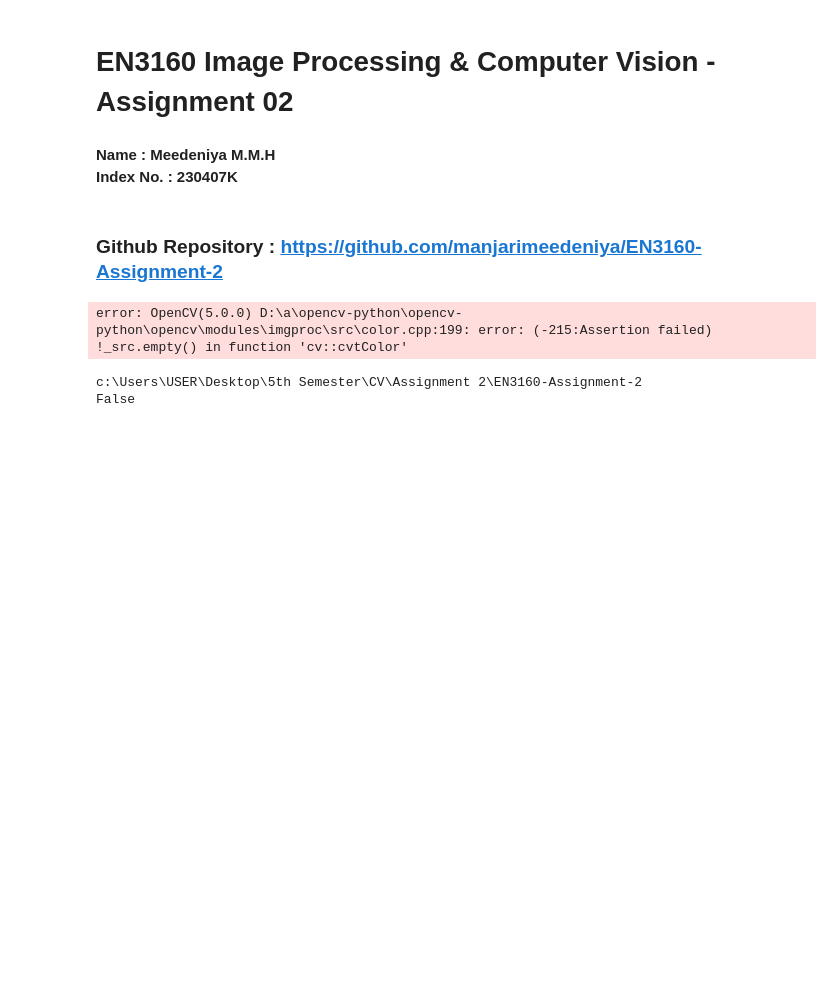
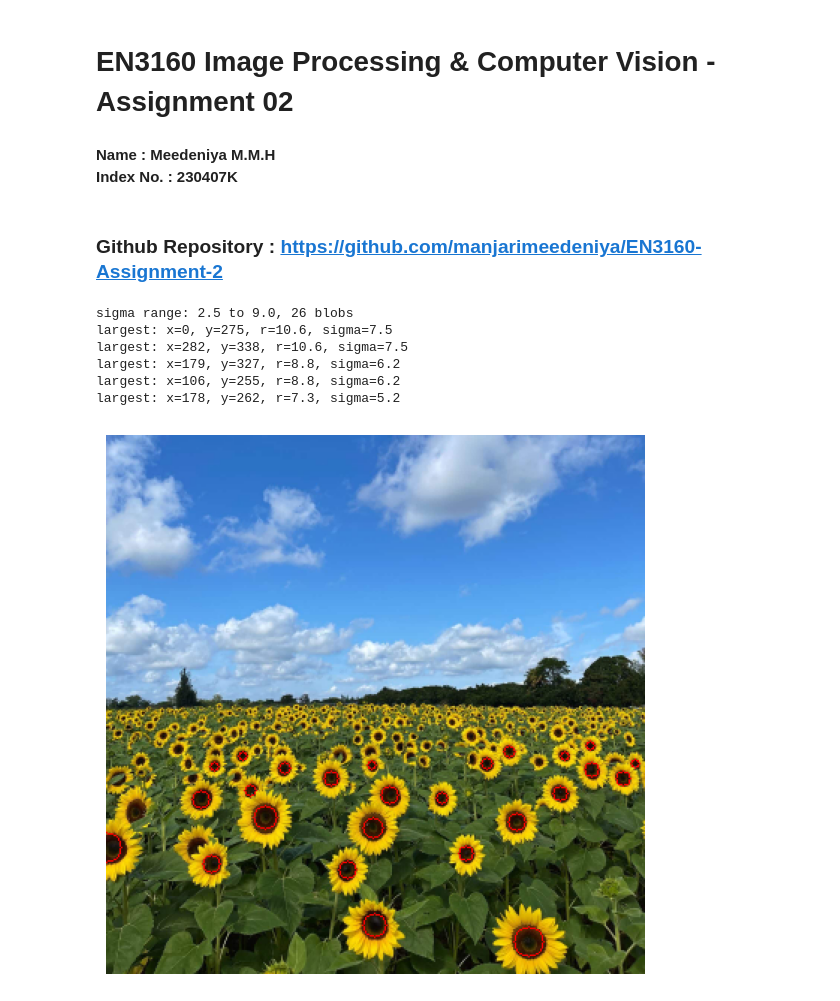
Before and after one commit to manjarimeedeniya/EN3160-Assignment-2, a Jupyter notebook: 230407K_EN3160_Assignment_2.ipynb, the cells around one changed output. Drawn from its saved outputs; the diff is of its cells as text; code cells hidden in the pictures; blank space fills up the shorter version.

```diff
--- a/230407K_EN3160_Assignment_2.ipynb
+++ b/230407K_EN3160_Assignment_2.ipynb
@@ -8,40 +8,37 @@
 # %%
 import cv2 as cv
 import numpy as np
 import matplotlib.pyplot as plt
 from scipy.ndimage import maximum_filter
 
 im = cv.imread(r'C:\Users\USER\Desktop\5th Semester\CV\Assignment 2\EN3160-Assignment-2\a2images\a2images\the_berry_farms_sunflower_field.jpeg', cv.IMREAD_REDUCED_COLOR_4)
 g = cv.cvtColor(im, cv.COLOR_BGR2GRAY).astype(np.float32) / 255
 
-sigmas = 2 * 1.2 ** np.arange(15)          # geometric scale steps, sigma = 2 ... ~25.7
-sign = -1                                  # -1: bright blobs, +1: dark blobs
-rel_thresh = 0.25                          # fraction of the strongest response
+sigmas = 2.5 * 1.2 ** np.arange(8)     # sigma 2.5 ... ~10.7  -> radius ~3.5 to 15 px
+sign = +1                              # dark flower centres
+rel_thresh = 0.8                       # relative to the strongest flower-centre response
 
-# scale-normalised LoG stack: sigma^2 * Laplacian(Gaussian_sigma * I)
 L = np.stack([sign * s**2 * cv.Laplacian(cv.GaussianBlur(g, (0, 0), s), cv.CV_32F)
               for s in sigmas])
 
-# scale-space extrema: local max over (scale, y, x); the wider spatial window removes duplicates
-peaks = (L == maximum_filter(L, size=(3, 9, 9))) & (L > rel_thresh * L.max())
+peaks = (L == maximum_filter(L, size=(3, 7, 7))) & (L > rel_thresh * L.max())
+
 k, y, x = np.nonzero(peaks)
-r = np.sqrt(2) * sigmas[k]                 # blob radius = sqrt(2) * sigma
+r = np.sqrt(2) * sigmas[k]
 
 print(f'sigma range: {sigmas[0]:.1f} to {sigmas[-1]:.1f}, {len(r)} blobs')
 for i in np.argsort(-r)[:5]:
     print(f'largest: x={x[i]}, y={y[i]}, r={r[i]:.1f}, sigma={sigmas[k[i]]:.1f}')
 
 out = cv.cvtColor(im, cv.COLOR_BGR2RGB).copy()
 for xi, yi, ri in zip(x, y, r):
     cv.circle(out, (int(xi), int(yi)), int(ri), (255, 0, 0), 1)
 plt.figure(figsize=(10, 7)); plt.imshow(out); plt.axis('off'); plt.show()
 # %% [output]
-error: OpenCV(5.0.0) D:\a\opencv-python\opencv-python\opencv\modules\imgproc\src\color.cpp:199: error: (-215:Assertion failed) !_src.empty() in function 'cv::cvtColor'
+sigma range: 2.5 to 9.0, 26 blobs
+largest: x=0, y=275, r=10.6, sigma=7.5
+largest: x=282, y=338, r=10.6, sigma=7.5
+largest: x=179, y=327, r=8.8, sigma=6.2
+largest: x=106, y=255, r=8.8, sigma=6.2
+largest: x=178, y=262, r=7.3, sigma=5.2
+[figure, added]
-# %%
-import os
-print(os.getcwd())
-p = r'EN3160-Assignment-2/a2images/a2images/the_berry_farms_sunflower_field.jpeg'
-print(os.path.exists(p))
-# %% [output]
-c:\Users\USER\Desktop\5th Semester\CV\Assignment 2\EN3160-Assignment-2
-False
```
Also changed, not shown: parts of 1 cell of this notebook, 7 other files.
